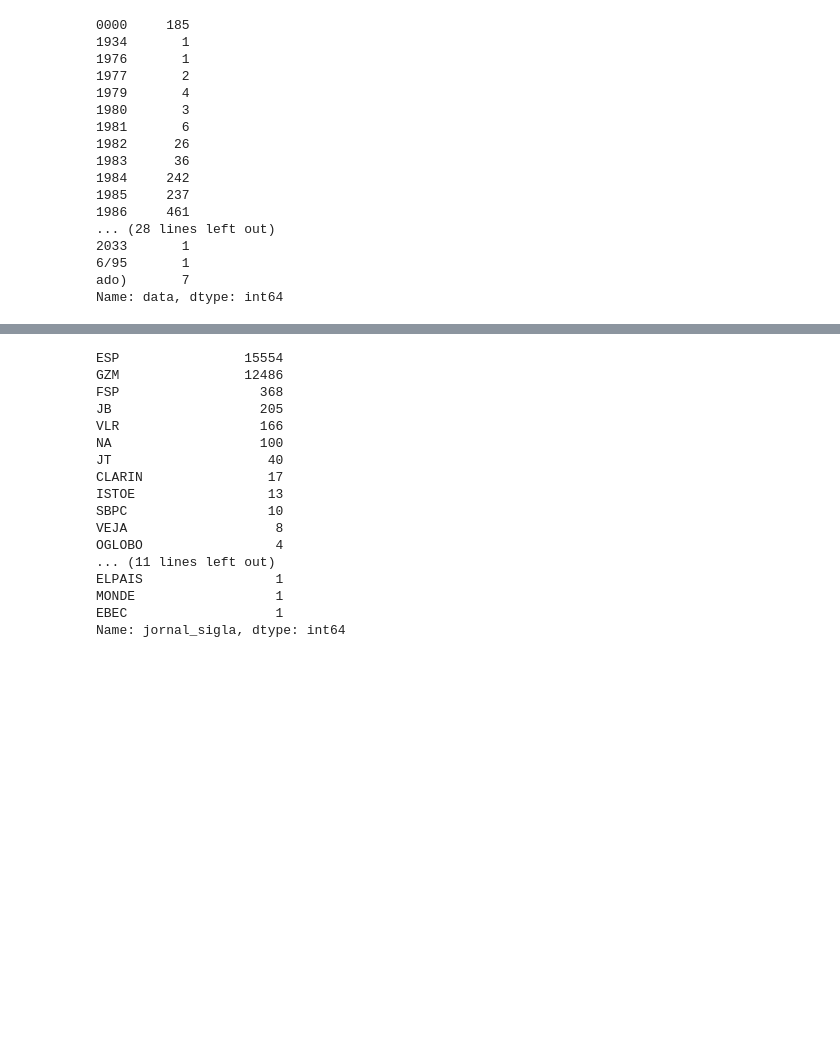
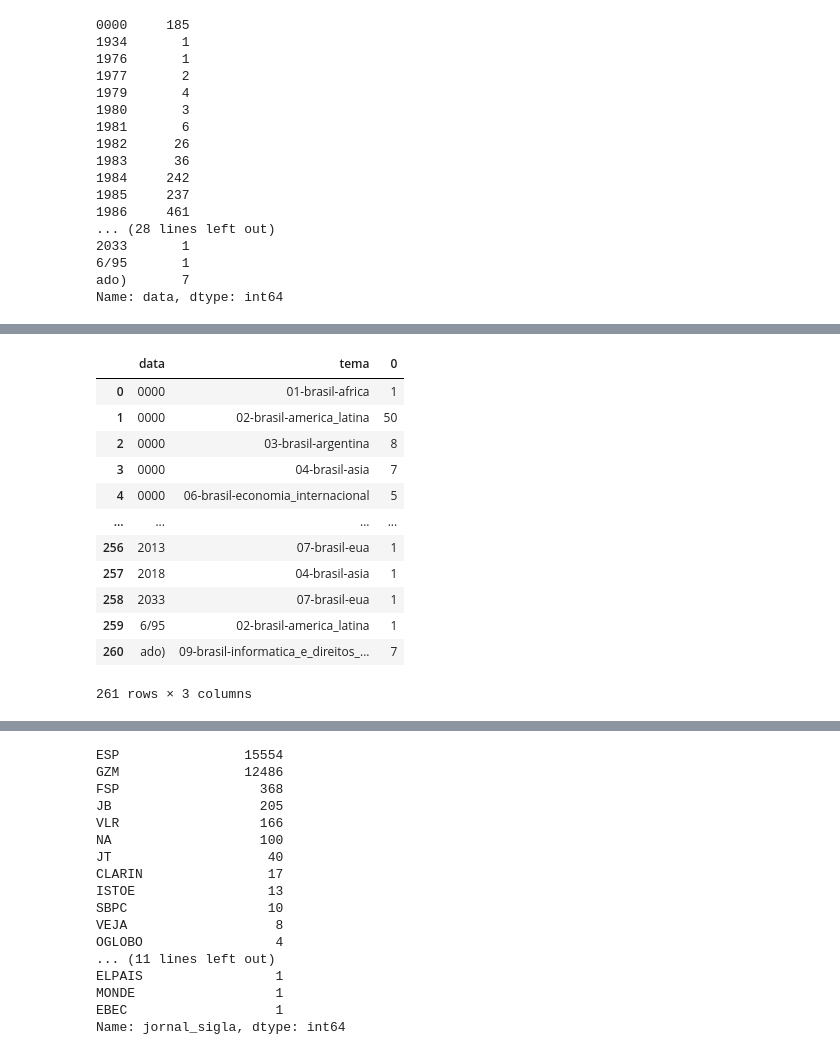
Before and after one commit to thiagovicino/python_analise_dados, a Jupyter notebook: Análise_dados_02_json_thiago.ipynb, the cells around one changed output, grey strips where cells are left out. Cells and saved outputs as stored; diff of their text form; code cells hidden in the pictures; blank space fills up the shorter version.

```diff
--- a/Análise_dados_02_json_thiago.ipynb
+++ b/Análise_dados_02_json_thiago.ipynb
@@ -139,3 +139,21 @@ frequencia_noticias
 # %% [output]
 <AxesSubplot:>
 [drawing not drawn]
+# %%
+# Quantidade de temas por ano
+temas_por_ano = dataset.groupby([ano, "tema"]).size().reset_index()
+temas_por_ano
+# %% [output]
+|  | data | tema | 0 |
+| 0 | 0000 | 01-brasil-africa | 1 |
+| 1 | 0000 | 02-brasil-america_latina | 50 |
+| 2 | 0000 | 03-brasil-argentina | 8 |
+| 3 | 0000 | 04-brasil-asia | 7 |
+| 4 | 0000 | 06-brasil-economia_internacional | 5 |
+| ... | ... | ... | ... |
+| 256 | 2013 | 07-brasil-eua | 1 |
+| 257 | 2018 | 04-brasil-asia | 1 |
+| 258 | 2033 | 07-brasil-eua | 1 |
+| 259 | 6/95 | 02-brasil-america_latina | 1 |
+| 260 | ado) | 09-brasil-informatica_e_direitos_... | 7 |
+261 rows × 3 columns
```
Also changed, not shown: parts of 8 cells of this notebook.
